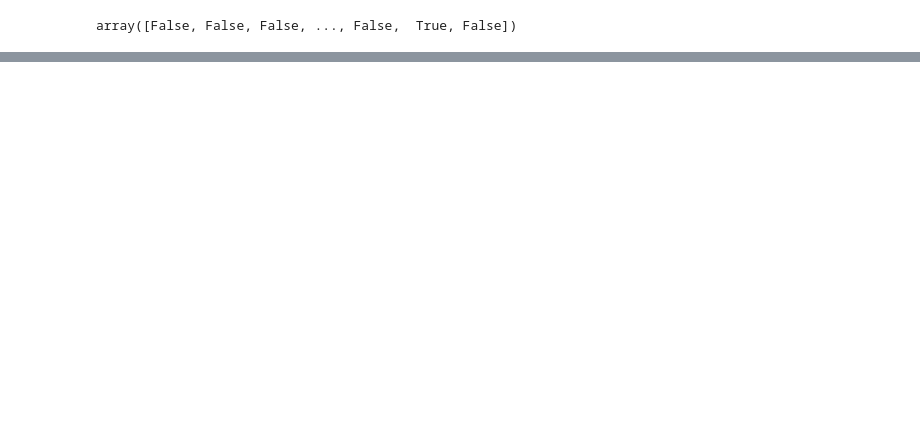
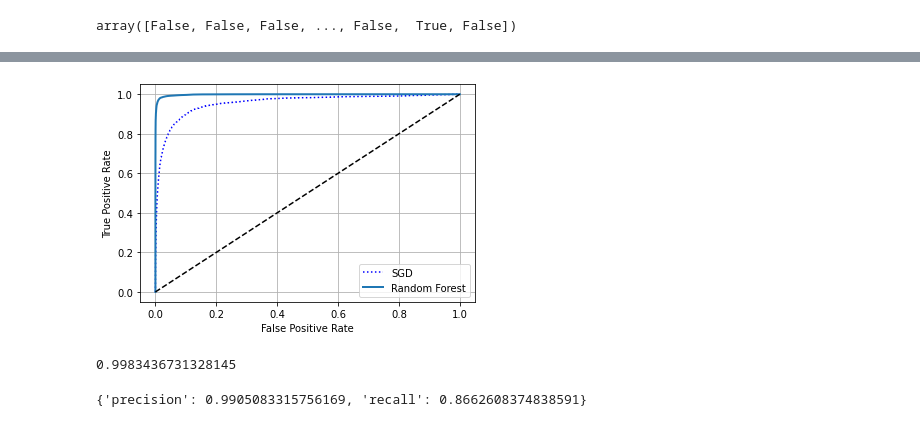
Before and after one commit to abhinav-thimma/ml-practise, a Jupyter notebook: handson-ml2-practise/Classification_MNIST.ipynb, the cells around one changed output, grey strips where cells are left out. Saved outputs shown, nothing was run; the diff lists cells and outputs as text; code cells hidden in the pictures; blank space fills up the shorter version.

```diff
--- a/handson-ml2-practise/Classification_MNIST.ipynb
+++ b/handson-ml2-practise/Classification_MNIST.ipynb
@@ -83,0 +200,27 @@ print(precision, recall)
+# %%
+forest_clf = RandomForestClassifier(random_state = 42)
+y_probas_forest = cross_val_predict(forest_clf, X_train, y_train_5, cv = 3, method = 'predict_proba')
+# %%
+y_scores_forest = y_probas_forest[:, 1]
+FPR_forest, TPR_forest, thresholds_forest = roc_curve(y_train_5, y_scores_forest)
+# %%
+plt.plot(FPR, TPR, "b:", label="SGD")
+plot_roc_curve(FPR_forest, TPR_forest, "Random Forest")
+plt.legend(loc="lower right")
+plt.show()
+# %% [output]
+[figure, added]
+# %%
+# area under curve for Random Forest Classifier
+roc_auc_score(y_train_5, y_scores_forest)
+# %% [output]
+0.9983436731328145
+# %%
+# measuring precison and recall scores for RandomForestClassifier
+y_predictions_forest = cross_val_predict(forest_clf, X_train, y_train_5, cv = 3, method = 'predict')
+precision = precision_score(y_train_5, y_predictions_forest)
+recall = recall_score(y_train_5, y_predictions_forest)
+
+print({'precision': precision, 'recall': recall})
+# %% [output]
+{'precision': 0.9905083315756169, 'recall': 0.8662608374838591}
```
Also changed, not shown: parts of 26 cells of this notebook.
